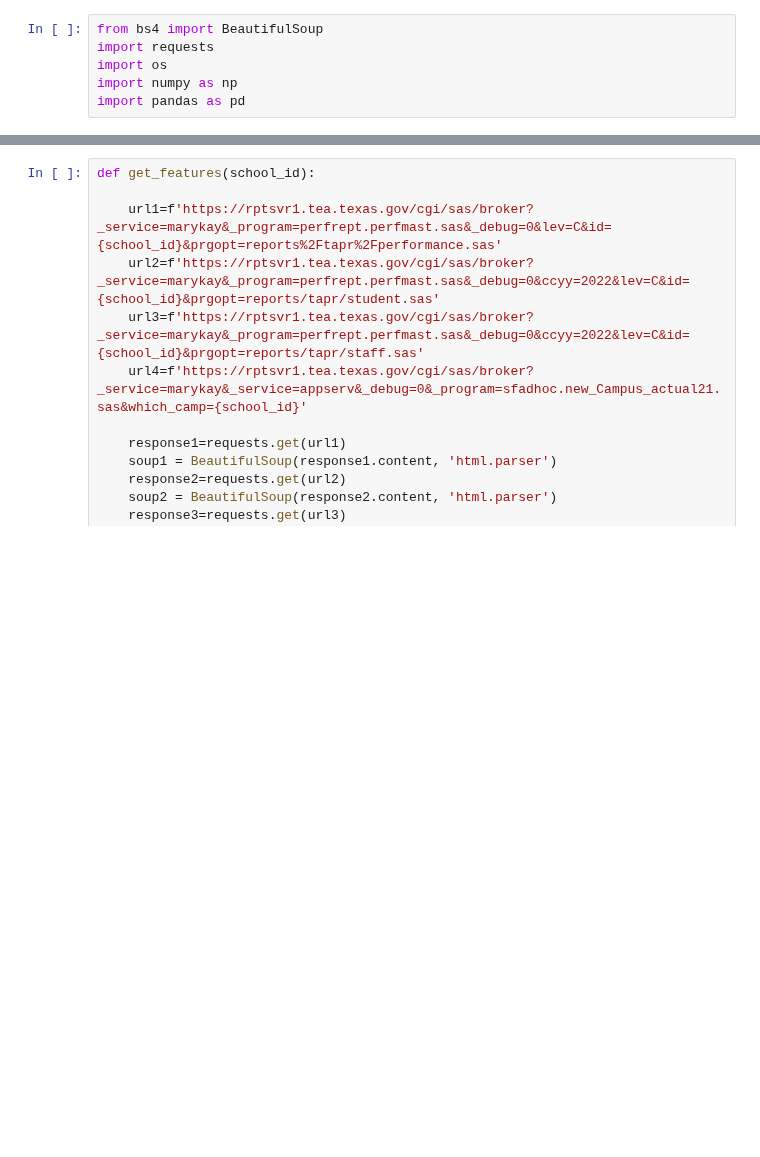
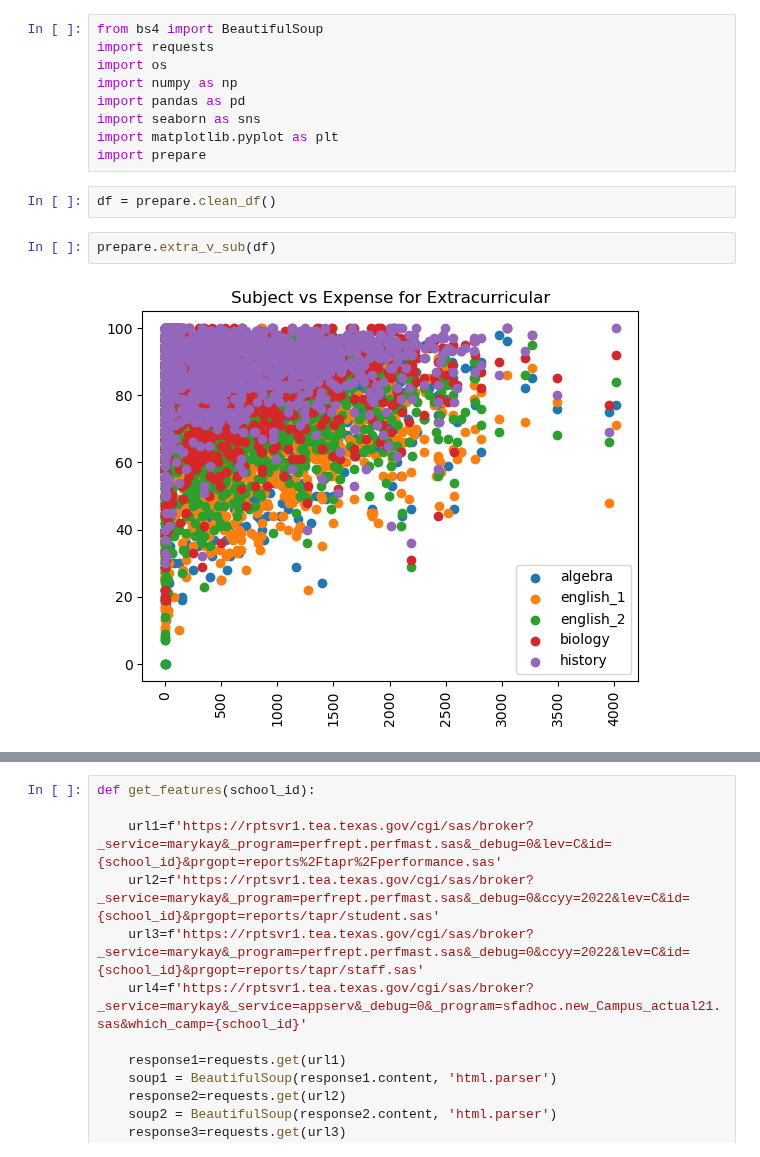
Before and after one commit to college-readiness-preds/capstone_readiness, a Jupyter notebook: bill_folder/random_stuff.ipynb, the cells around one changed output, grey strips where cells are left out. Saved outputs shown, nothing was run; the diff lists cells and outputs as text; blank space fills up the shorter version.

Commit message:
added visuals

```diff
--- a/bill_folder/random_stuff.ipynb
+++ b/bill_folder/random_stuff.ipynb
@@ -4,3 +4,12 @@ import requests
 import os
 import numpy as np
 import pandas as pd
+import seaborn as sns
+import matplotlib.pyplot as plt
+import prepare
+# %%
+df = prepare.clean_df()
+# %%
+prepare.extra_v_sub(df)
+# %% [output]
+[figure, added]
```
Also changed, not shown: parts of 7 cells of this notebook, 3 other files.
